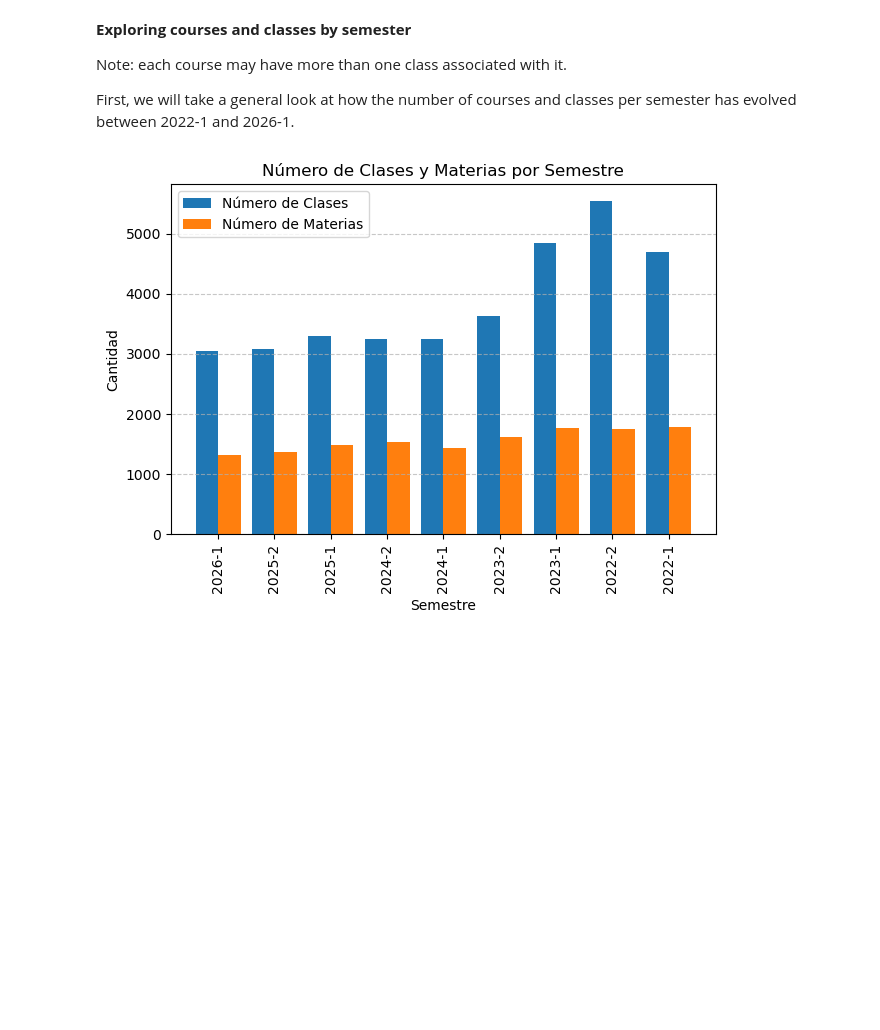
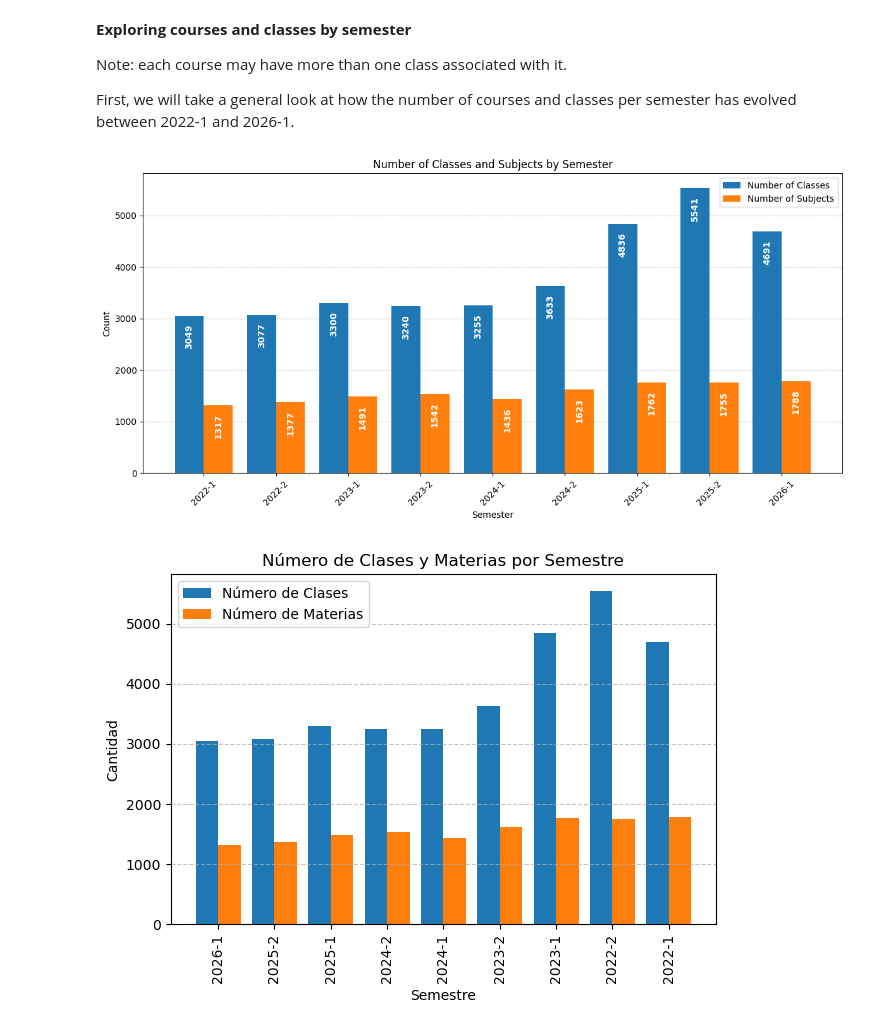
Before and after one commit to SaraMR9/Maestria---Fundamentos-en-ciencia-de-datos, a Jupyter notebook: Proyecto_Final/notebooks/20260207_Final_Project.ipynb, the cells around one changed output. Drawn from its saved outputs; the diff is of its cells as text; code cells hidden in the pictures; blank space fills up the shorter version.

```diff
--- a/Proyecto_Final/notebooks/20260207_Final_Project.ipynb
+++ b/Proyecto_Final/notebooks/20260207_Final_Project.ipynb
@@ -262,6 +274,58 @@ Semester analyzed:
 Note: each course may have more than one class associated with it.
 
 First, we will take a general look at how the number of courses and classes per semester has evolved between 2022-1 and 2026-1.
+# %%
+# 1. Prepare Data: Group by Semester and count unique values
+# Note: We use .sort_index() to ensure semeters appear chronologically (2022_1 -> 2026_1)
+classes_per_semester = programacion.groupby("Semestre")["Número de Clase"].nunique().sort_index()
+subjects_per_semester = programacion.groupby("Semestre")["Código Materia"].nunique().sort_index()
+
+# Define the labels (semesters) based on the sorted index
+semesters = classes_per_semester.index
+x = np.arange(len(semesters))   # Base positions for the x-axis
+width = 0.4                     # Bar width
+
+# 2. Setup the Plot (Using fig, ax is better for customization)
+fig, ax = plt.subplots(figsize=(12, 6))
+
+# Generate Bars
+# Note: 'zorder=3' ensures bars are drawn on top of the grid
+rects1 = ax.bar(x - width/2, classes_per_semester.values, width, label='Number of Classes', zorder=3)
+rects2 = ax.bar(x + width/2, subjects_per_semester.values, width, label='Number of Subjects', zorder=3)
+
+# 3. Add Vertical Labels inside the bars
+def add_vertical_labels(rects):
+    """
+    Function to attach a text label inside the top of each bar
+    displaying its height.
+    """
+    for rect in rects:
+        height = rect.get_height()
+        ax.annotate(f'{height}',
+                    xy=(rect.get_x() + rect.get_width() / 2, height),
+                    xytext=(0, -10),    # Offset: 10 points down from the top
+                    textcoords="offset points",
+                    ha='center', va='top', # Center horizontally, align top vertically
+                    rotation=90,           # Rotate text vertically
+                    color='white',         # White text for contrast
+                    fontweight='bold')
+
+add_vertical_labels(rects1)
+add_vertical_labels(rects2)
+
+# 4. Chart Formatting
+ax.set_title('Number of Classes and Subjects by Semester')
+ax.set_xlabel('Semester')
+ax.set_ylabel('Count')
+ax.set_xticks(x)
+ax.set_xticklabels(semesters, rotation=45) # 45 degrees is often easier to read than 90
+ax.legend()
+ax.grid(axis='y', linestyle='--', alpha=0.7, zorder=0)
+
+plt.tight_layout()
+plt.show()
+# %% [output]
+[figure, added]
 # %%
 clases_por_semestre = programacion.groupby("Semestre")["Número de Clase"].nunique()
 materias_por_semestre = programacion.groupby("Semestre")["Código Materia"].nunique()
```
Also changed, not shown: parts of 2 cells of this notebook.
